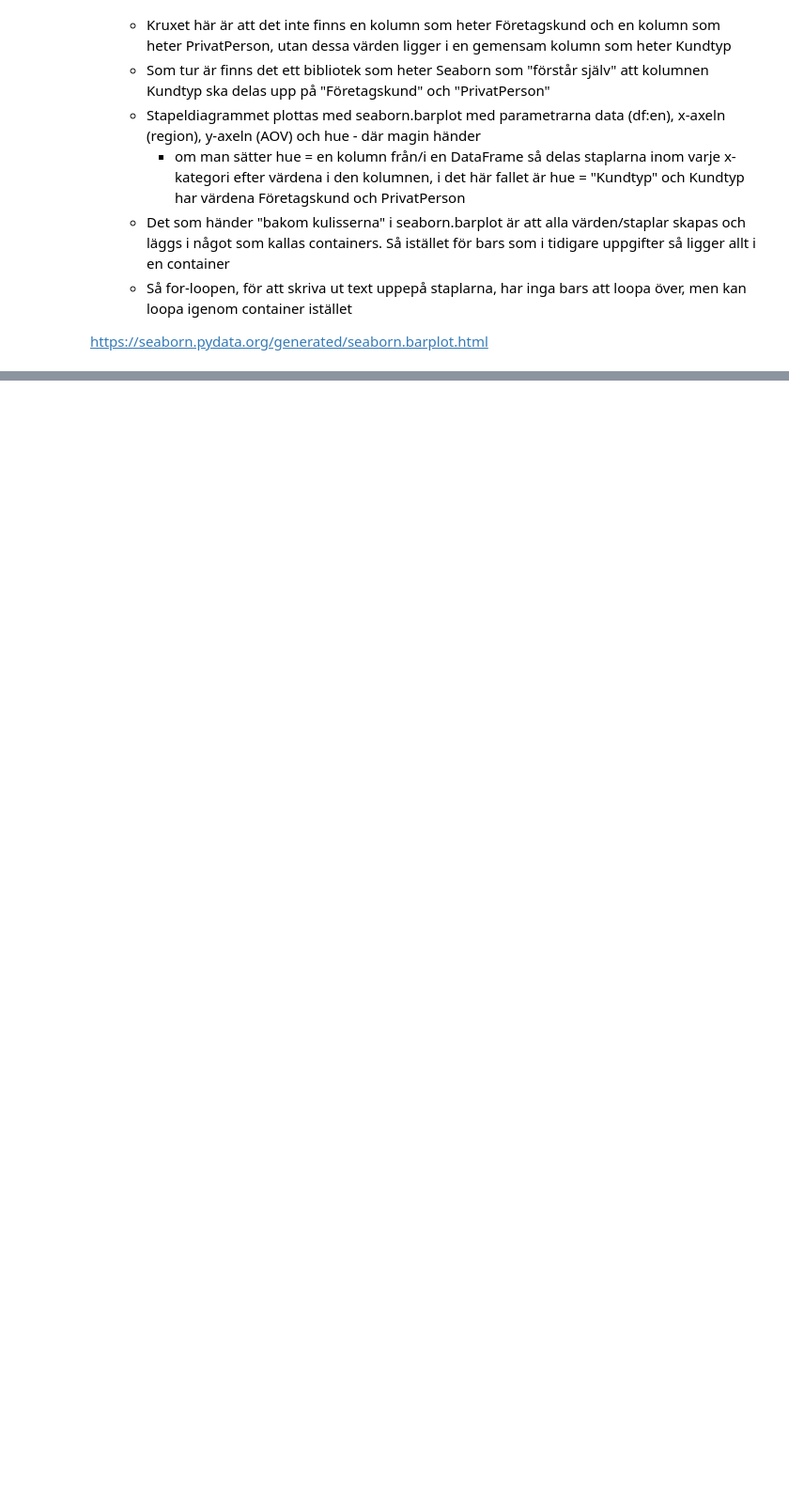
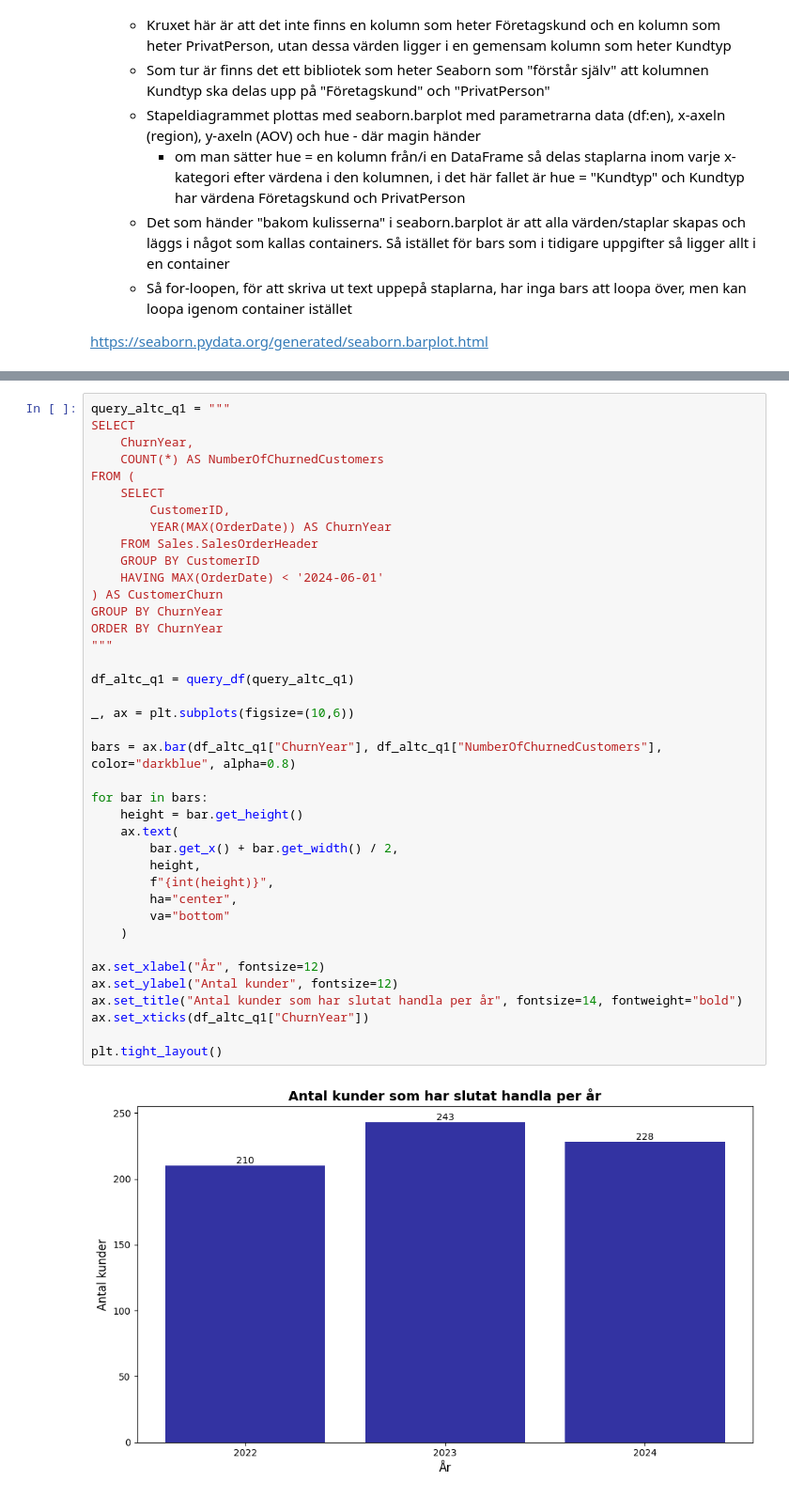
Before and after one commit to josefinoleryd/AdventureWorks_Sales_analysis, a Jupyter notebook: Rapport.ipynb, the cells around one changed output, grey strips where cells are left out. Shown at 94% size. Saved outputs shown, nothing was run; the diff lists cells and outputs as text; blank space fills up the shorter version.

```diff
--- a/Rapport.ipynb
+++ b/Rapport.ipynb
@@ -846,0 +868,41 @@ https://seaborn.pydata.org/generated/seaborn.barplot.html
+# %%
+query_altc_q1 = """
+SELECT
+    ChurnYear,
+    COUNT(*) AS NumberOfChurnedCustomers
+FROM (
+    SELECT
+        CustomerID,
+        YEAR(MAX(OrderDate)) AS ChurnYear
+    FROM Sales.SalesOrderHeader
+    GROUP BY CustomerID
+    HAVING MAX(OrderDate) < '2024-06-01'
+) AS CustomerChurn
+GROUP BY ChurnYear
+ORDER BY ChurnYear
+"""
+
+df_altc_q1 = query_df(query_altc_q1)
+
+_, ax = plt.subplots(figsize=(10,6))
+
+bars = ax.bar(df_altc_q1["ChurnYear"], df_altc_q1["NumberOfChurnedCustomers"], color="darkblue", alpha=0.8)
+
+for bar in bars:
+    height = bar.get_height()
+    ax.text(
+        bar.get_x() + bar.get_width() / 2,
+        height,
+        f"{int(height)}",
+        ha="center",
+        va="bottom"
+    )
+
+ax.set_xlabel("År", fontsize=12)
+ax.set_ylabel("Antal kunder", fontsize=12)
+ax.set_title("Antal kunder som har slutat handla per år", fontsize=14, fontweight="bold")
+ax.set_xticks(df_altc_q1["ChurnYear"])
+
+plt.tight_layout()
+# %% [output]
+[figure, added]
```
Also changed, not shown: parts of 15 cells of this notebook, 1 other file.
